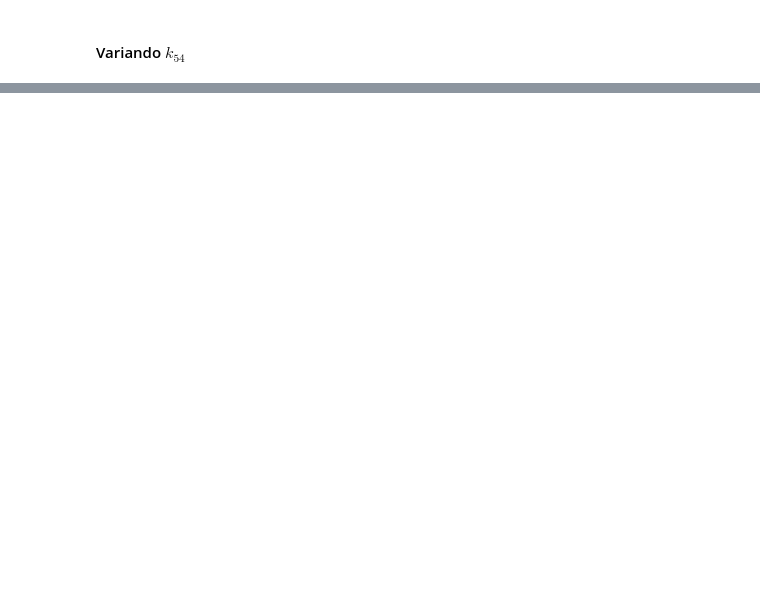
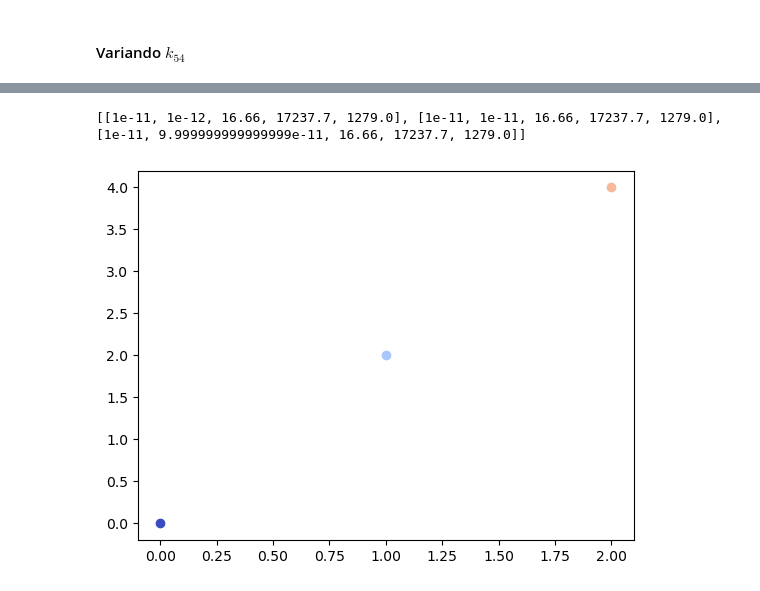
Before and after one commit to habakukc22/ode-system, a Jupyter notebook: fit-ws-new-odes.ipynb, the cells around one changed output, grey strips where cells are left out. Saved outputs shown, nothing was run; the diff lists cells and outputs as text; code cells hidden in the pictures; blank space fills up the shorter version.

```diff
--- a/fit-ws-new-odes.ipynb
+++ b/fit-ws-new-odes.ipynb
@@ -1102,0 +1109,12 @@ w52 = 1e-11
+# %%
+cmap = plt.get_cmap("coolwarm")
+norm = mcolors.Normalize(vmin=0, vmax = (len(params_w52)))
+
+for idx, param in enumerate(params_w52):
+    c_grad = cmap(norm(idx))
+    plt.scatter(idx, idx*2, color=c_grad)
+
+plt.show()
+# %% [output]
+[[1e-11, 1e-12, 16.66, 17237.7, 1279.0], [1e-11, 1e-11, 16.66, 17237.7, 1279.0], [1e-11, 9.999999999999999e-11, 16.66, 17237.7, 1279.0]]
+[figure, added]
```
Also changed, not shown: parts of 7 cells of this notebook, 1 other file.
